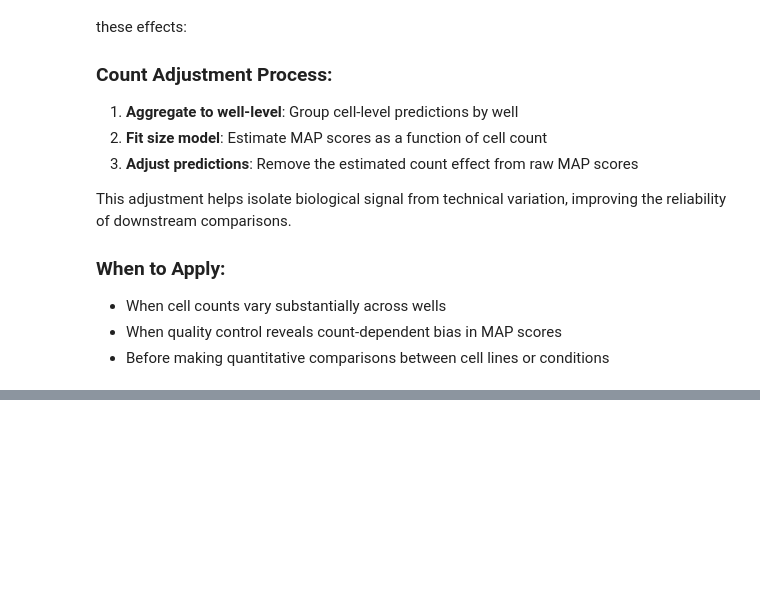
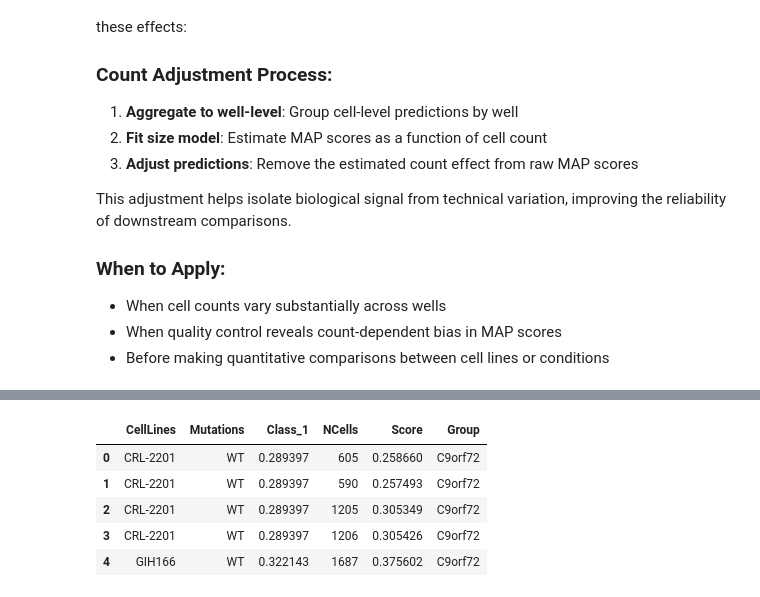
Before and after one commit to AltschulerWu-Lab/maps, a Jupyter notebook: template_analyses/pipelines/maps_analysis.ipynb, the cells around one changed output, grey strips where cells are left out. Drawn from its saved outputs; the diff is of its cells as text; code cells hidden in the pictures; blank space fills up the shorter version.

Commit message:
add pipeline example notebook

```diff
--- a/template_analyses/pipelines/maps_analysis.ipynb
+++ b/template_analyses/pipelines/maps_analysis.ipynb
@@ -315,33 +338,52 @@ import pandas as pd
 import polars as pl
 from maps.utils import group_predicted, fit_size_model, adjust_map_scores
 
-# Only applicable for LOOCV single-marker models
-if isinstance(map_analysis.fitted, dict) and "predicted" not in map_analysis.fitted:
-    adjusted = {}
-    groups = ["CellLines", "Mutations", "Well"]
+import pandas as pd
+import statsmodels.api as sm
+import polars as pl
+import numpy as np
+import re
 
-    print("Performing count adjustment for each mutation group...\n")
+adjusted = {}
+groups = ["CellLines", "Mutations"]
 
-    for k, v in map_analysis.fitted.items():
-        print(f"Processing {k}...")
+# Extract mapping from CellLines to Mutations
+cell_line_to_mutation = next(iter(screen.metadata.values())) \
+    .select(["CellLines", "Mutations"]) \
+    .unique() \
+    .to_pandas() \
+    .set_index("CellLines")["Mutations"] \
+    .to_dict()
 
-        # Group predictions by well
-        grouped_pred = group_predicted(v["predicted"], groups, "Ypred")
+for k, v in map_analysis.fitted.items():
+    print(f"Processing {k}...")
 
-        # Merge with cell counts
-        counts = screen.metadata.select(["Well", "NCells"]).to_pandas()
-        df = pd.merge(grouped_pred, counts, on="Well")
+    # Add Mutations column to predictions based on CellLines
+    predictions = v["predicted"]
+    if "Mutations" not in predictions.columns:
+        predictions = predictions.with_columns(
+            pl.col("CellLines").replace(cell_line_to_mutation).alias("Mutations")
+        )
 
-        # Fit size adjustment model
-        model, X = fit_size_model(df)
+    # Group predictions by cell line and mutation
+    grouped_pred = group_predicted(predictions, groups, "Class_1")
 
-        # Apply adjustment
-        adjusted[k] = adjust_map_scores(df, X, model)
-        adjusted[k]["Group"] = k
+    # Merge with cell counts
+    counts = next(iter(screen.metadata.values())) \
+        .select(["CellLines", "NCells"]) \
+        .unique() \
+        .to_pandas()
 
-    print("\nCount adjustment complete!")
-    print(f"\nExample adjusted predictions for {list(adjusted.keys())[0]}:")
-    display(adjusted[list(adjusted.keys())[0]].head())
-else:
-    print("Count adjustment is typically applied to LOOCV single-marker models.")
-    print("For multi-marker models, adjustments may be handled differently.")
+    df = pd.merge(grouped_pred, counts, on="CellLines")
+
+    # Fit size adjustment model
+    model, X = fit_size_model(df)
+
+    # Apply adjustment
+    adjusted[k] = adjust_map_scores(df, X, model)
+    adjusted[k]["Group"] = k
+
+print("\nCount adjustment complete!")
+print(f"\nExample adjusted predictions for {list(adjusted.keys())[0]}:")
+display(adjusted[list(adjusted.keys())[0]].head())
+# %% [output]
@@ -348,3 +402,9 @@ else:
+|  | CellLines | Mutations | Class_1 | NCells | Score | Group |
+| 0 | CRL-2201 | WT | 0.289397 | 605 | 0.258660 | C9orf72 |
+| 1 | CRL-2201 | WT | 0.289397 | 590 | 0.257493 | C9orf72 |
+| 2 | CRL-2201 | WT | 0.289397 | 1205 | 0.305349 | C9orf72 |
+| 3 | CRL-2201 | WT | 0.289397 | 1206 | 0.305426 | C9orf72 |
+| 4 | GIH166 | WT | 0.322143 | 1687 | 0.375602 | C9orf72 |
 # %% [markdown]
 ## 8. Visualization
 
```
Also changed, not shown: parts of 12 cells of this notebook, 2 other files.
